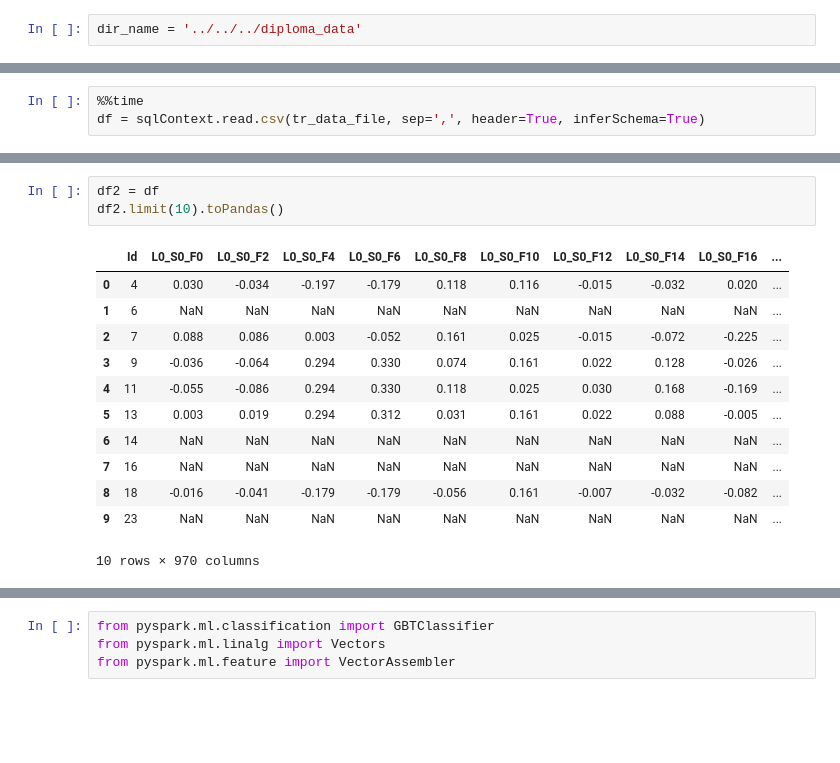
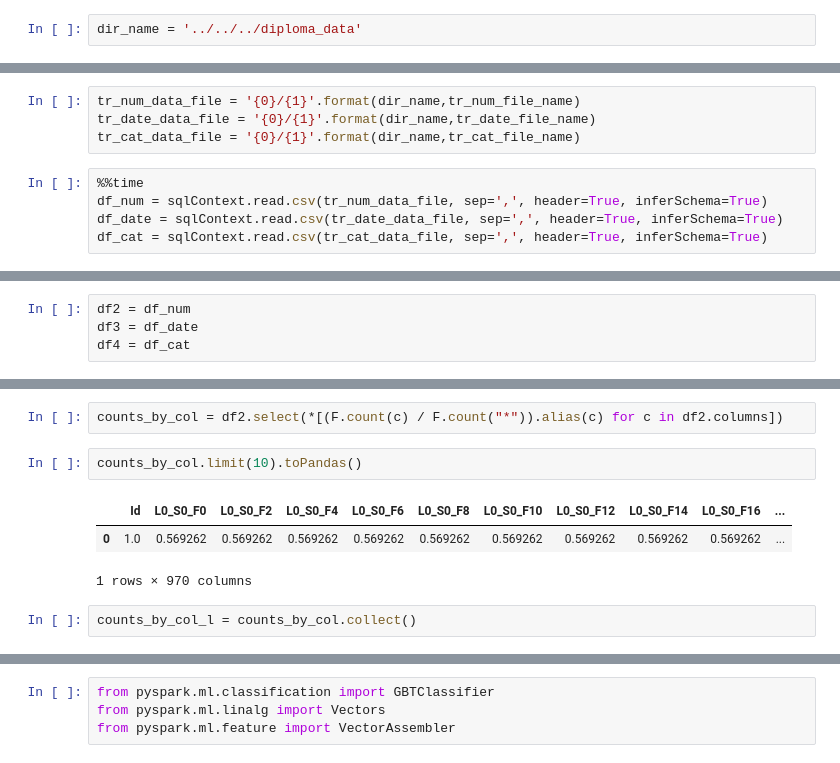
Before and after one commit to EvgeniyPrudnikov/Magistracy, a Jupyter notebook: Diploma/python/main.ipynb, the cells around one changed output, grey strips where cells are left out. Cells and saved outputs as stored; diff of their text form; blank space fills up the shorter version.

```diff
--- a/Diploma/python/main.ipynb
+++ b/Diploma/python/main.ipynb
@@ -56,4 +56,10 @@ else:
+# %%
+tr_num_data_file = '{0}/{1}'.format(dir_name,tr_num_file_name)
+tr_date_data_file = '{0}/{1}'.format(dir_name,tr_date_file_name)
+tr_cat_data_file = '{0}/{1}'.format(dir_name,tr_cat_file_name)
 # %%
 %%time
-df = sqlContext.read.csv(tr_data_file, sep=',', header=True, inferSchema=True)
+df_num = sqlContext.read.csv(tr_num_data_file, sep=',', header=True, inferSchema=True)
+df_date = sqlContext.read.csv(tr_date_data_file, sep=',', header=True, inferSchema=True)
+df_cat = sqlContext.read.csv(tr_cat_data_file, sep=',', header=True, inferSchema=True)
 # %% [output]
@@ -63,0 +70,4 @@ l = df.select(df.Id,df.Response).collect()
+# %%
+df2 = df_num
+df3 = df_date
+df4 = df_cat
@@ -64,16 +104,10 @@ l = df.select(df.Id,df.Response).collect()
+# %%
+counts_by_col = df2.select(*[(F.count(c) / F.count("*")).alias(c) for c in df2.columns])
 # %%
-df2 = df
-df2.limit(10).toPandas()
+counts_by_col.limit(10).toPandas()
 # %% [output]
 |  | Id | L0_S0_F0 | L0_S0_F2 | L0_S0_F4 | L0_S0_F6 | L0_S0_F8 | L0_S0_F10 | L0_S0_F12 | L0_S0_F14 | L0_S0_F16 | ... |
-| 0 | 4 | 0.030 | -0.034 | -0.197 | -0.179 | 0.118 | 0.116 | -0.015 | -0.032 | 0.020 | ... |
-| 1 | 6 | NaN | NaN | NaN | NaN | NaN | NaN | NaN | NaN | NaN | ... |
-| 2 | 7 | 0.088 | 0.086 | 0.003 | -0.052 | 0.161 | 0.025 | -0.015 | -0.072 | -0.225 | ... |
-| 3 | 9 | -0.036 | -0.064 | 0.294 | 0.330 | 0.074 | 0.161 | 0.022 | 0.128 | -0.026 | ... |
-| 4 | 11 | -0.055 | -0.086 | 0.294 | 0.330 | 0.118 | 0.025 | 0.030 | 0.168 | -0.169 | ... |
-| 5 | 13 | 0.003 | 0.019 | 0.294 | 0.312 | 0.031 | 0.161 | 0.022 | 0.088 | -0.005 | ... |
-| 6 | 14 | NaN | NaN | NaN | NaN | NaN | NaN | NaN | NaN | NaN | ... |
-| 7 | 16 | NaN | NaN | NaN | NaN | NaN | NaN | NaN | NaN | NaN | ... |
-| 8 | 18 | -0.016 | -0.041 | -0.179 | -0.179 | -0.056 | 0.161 | -0.007 | -0.032 | -0.082 | ... |
-| 9 | 23 | NaN | NaN | NaN | NaN | NaN | NaN | NaN | NaN | NaN | ... |
+| 0 | 1.0 | 0.569262 | 0.569262 | 0.569262 | 0.569262 | 0.569262 | 0.569262 | 0.569262 | 0.569262 | 0.569262 | ... |
-10 rows × 970 columns
+1 rows × 970 columns
+# %%
+counts_by_col_l = counts_by_col.collect()
```
Also changed, not shown: parts of 30 cells of this notebook, 2 other files.
